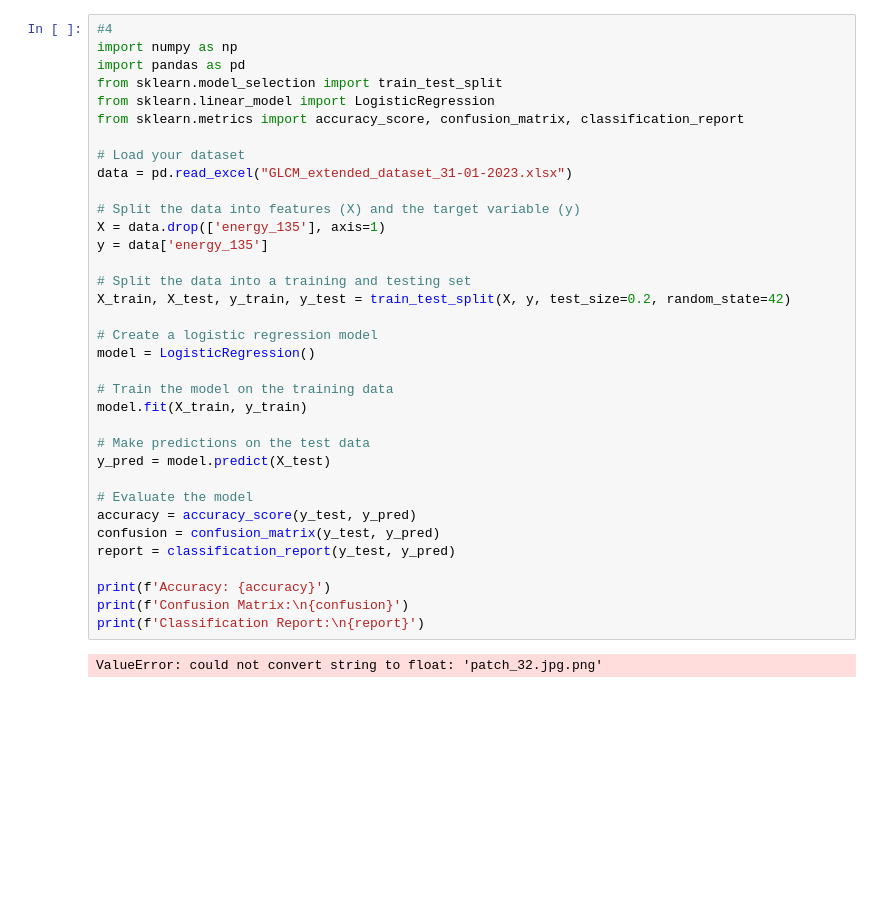
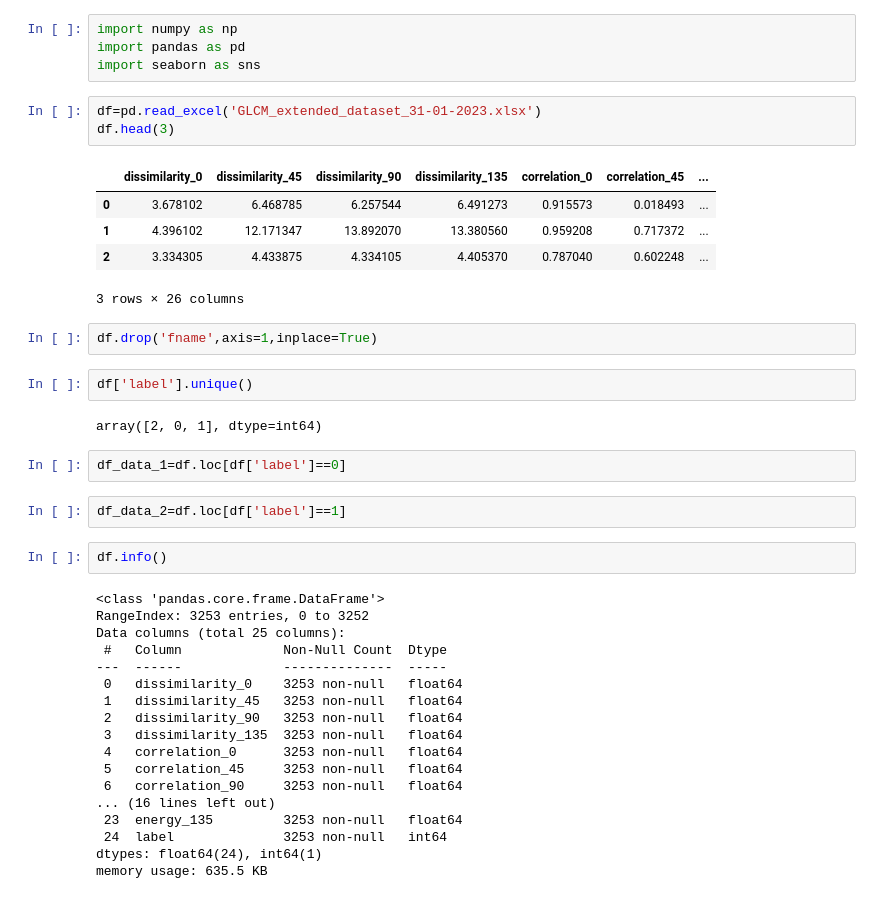
Before and after one commit to krishna21154/ML-project, a Jupyter notebook: Ml_lab_6_21154.ipynb, the cells around one changed output. Saved outputs shown, nothing was run; the diff lists cells and outputs as text; blank space fills up the shorter version.

```diff
--- a/Ml_lab_6_21154.ipynb
+++ b/Ml_lab_6_21154.ipynb
@@ -106,37 +1,43 @@ R^2 Score: 0.969225671888832
-# %%
-#4
-import numpy as np
-import pandas as pd
-from sklearn.model_selection import train_test_split
-from sklearn.linear_model import LogisticRegression
-from sklearn.metrics import accuracy_score, confusion_matrix, classification_report
-
-# Load your dataset
-data = pd.read_excel("GLCM_extended_dataset_31-01-2023.xlsx")
-
-# Split the data into features (X) and the target variable (y)
-X = data.drop(['energy_135'], axis=1)
-y = data['energy_135']
-
-# Split the data into a training and testing set
-X_train, X_test, y_train, y_test = train_test_split(X, y, test_size=0.2, random_state=42)
-
-# Create a logistic regression model
-model = LogisticRegression()
-
-# Train the model on the training data
-model.fit(X_train, y_train)
-
-# Make predictions on the test data
-y_pred = model.predict(X_test)
-
-# Evaluate the model
-accuracy = accuracy_score(y_test, y_pred)
-confusion = confusion_matrix(y_test, y_pred)
-report = classification_report(y_test, y_pred)
-
-print(f'Accuracy: {accuracy}')
-print(f'Confusion Matrix:\n{confusion}')
-print(f'Classification Report:\n{report}')
-# %% [output]
-ValueError: could not convert string to float: 'patch_32.jpg.png'
+# %%
+import numpy as np
+import pandas as pd
+import seaborn as sns
+# %%
+df=pd.read_excel('GLCM_extended_dataset_31-01-2023.xlsx')
+df.head(3)
+# %% [output]
+|  | dissimilarity_0 | dissimilarity_45 | dissimilarity_90 | dissimilarity_135 | correlation_0 | correlation_45 | ... |
+| 0 | 3.678102 | 6.468785 | 6.257544 | 6.491273 | 0.915573 | 0.018493 | ... |
+| 1 | 4.396102 | 12.171347 | 13.892070 | 13.380560 | 0.959208 | 0.717372 | ... |
+| 2 | 3.334305 | 4.433875 | 4.334105 | 4.405370 | 0.787040 | 0.602248 | ... |
+3 rows × 26 columns
+# %%
+df.drop('fname',axis=1,inplace=True)
+# %%
+df['label'].unique()
+# %% [output]
+array([2, 0, 1], dtype=int64)
+# %%
+df_data_1=df.loc[df['label']==0]
+# %%
+df_data_2=df.loc[df['label']==1]
+# %%
+df.info()
+# %% [output]
+<class 'pandas.core.frame.DataFrame'>
+RangeIndex: 3253 entries, 0 to 3252
+Data columns (total 25 columns):
+ #   Column             Non-Null Count  Dtype
+---  ------             --------------  -----
+ 0   dissimilarity_0    3253 non-null   float64
+ 1   dissimilarity_45   3253 non-null   float64
+ 2   dissimilarity_90   3253 non-null   float64
+ 3   dissimilarity_135  3253 non-null   float64
+ 4   correlation_0      3253 non-null   float64
+ 5   correlation_45     3253 non-null   float64
+ 6   correlation_90     3253 non-null   float64
+... (16 lines left out)
+ 23  energy_135         3253 non-null   float64
+ 24  label              3253 non-null   int64
+dtypes: float64(24), int64(1)
+memory usage: 635.5 KB
```
Also changed, not shown: parts of 17 cells of this notebook.
